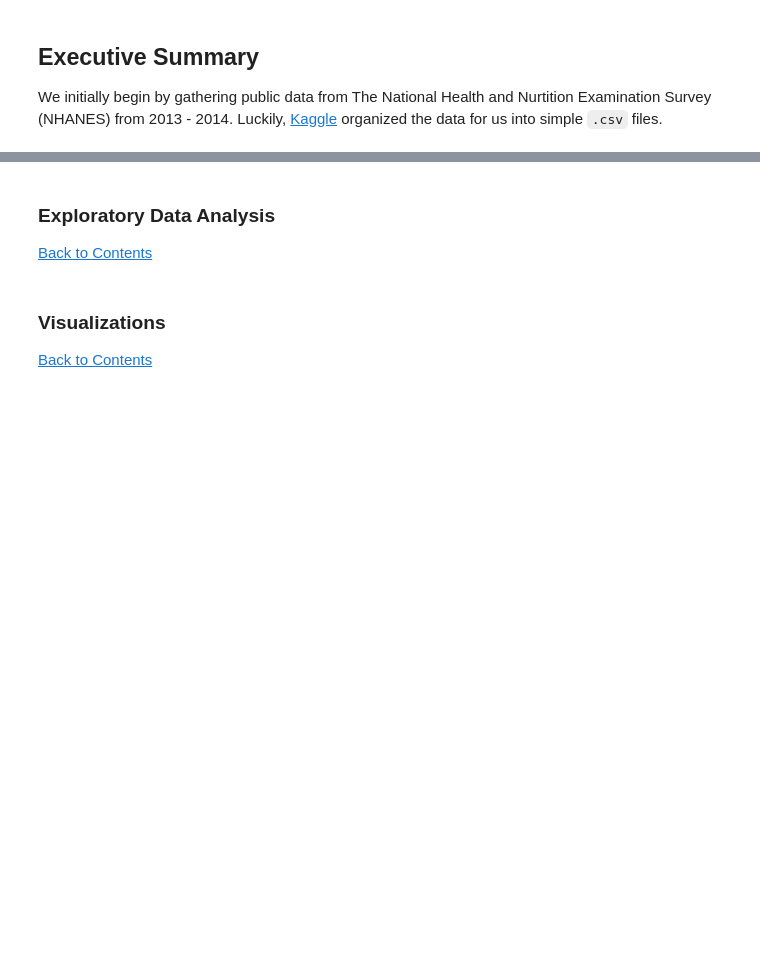
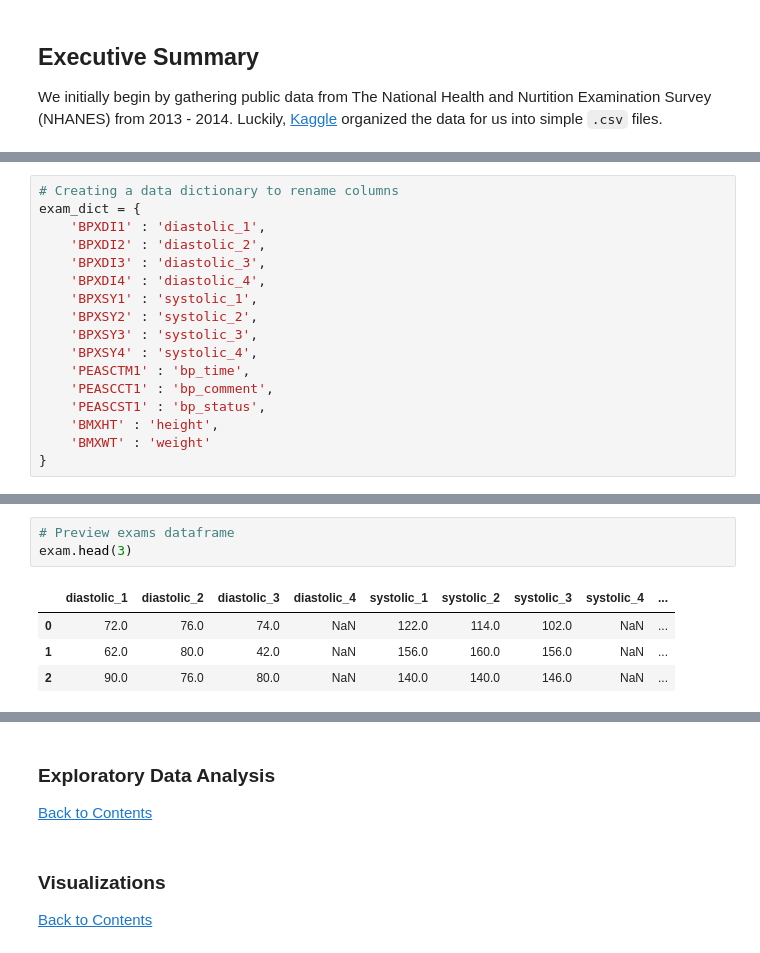
Before and after one commit to kellywu218/Capstone, a Jupyter notebook: blood_pressure_and_diet.ipynb, the cells around one changed output, grey strips where cells are left out. Drawn from its saved outputs; the diff is of its cells as text; blank space fills up the shorter version.

```diff
--- a/blood_pressure_and_diet.ipynb
+++ b/blood_pressure_and_diet.ipynb
@@ -60,0 +124,17 @@ exams.head()
+# %%
+# Creating a data dictionary to rename columns
+exam_dict = {
+    'BPXDI1' : 'diastolic_1',
+    'BPXDI2' : 'diastolic_2',
+    'BPXDI3' : 'diastolic_3',
+    'BPXDI4' : 'diastolic_4',
+    'BPXSY1' : 'systolic_1',
+    'BPXSY2' : 'systolic_2',
+    'BPXSY3' : 'systolic_3',
+    'BPXSY4' : 'systolic_4',
+    'PEASCTM1' : 'bp_time',
+    'PEASCCT1' : 'bp_comment',
+    'PEASCST1' : 'bp_status',
+    'BMXHT' : 'height',
+    'BMXWT' : 'weight'
+}
@@ -61,3 +167,11 @@ exams.head()
+# %%
+# Preview exams dataframe
+exam.head(3)
+# %% [output]
+|  | diastolic_1 | diastolic_2 | diastolic_3 | diastolic_4 | systolic_1 | systolic_2 | systolic_3 | systolic_4 | ... |
+| 0 | 72.0 | 76.0 | 74.0 | NaN | 122.0 | 114.0 | 102.0 | NaN | ... |
+| 1 | 62.0 | 80.0 | 42.0 | NaN | 156.0 | 160.0 | 156.0 | NaN | ... |
+| 2 | 90.0 | 76.0 | 80.0 | NaN | 140.0 | 140.0 | 146.0 | NaN | ... |
 # %%
 diet.shape
 # %% [output]
```
Also changed, not shown: parts of 40 cells of this notebook, 1 other file.
